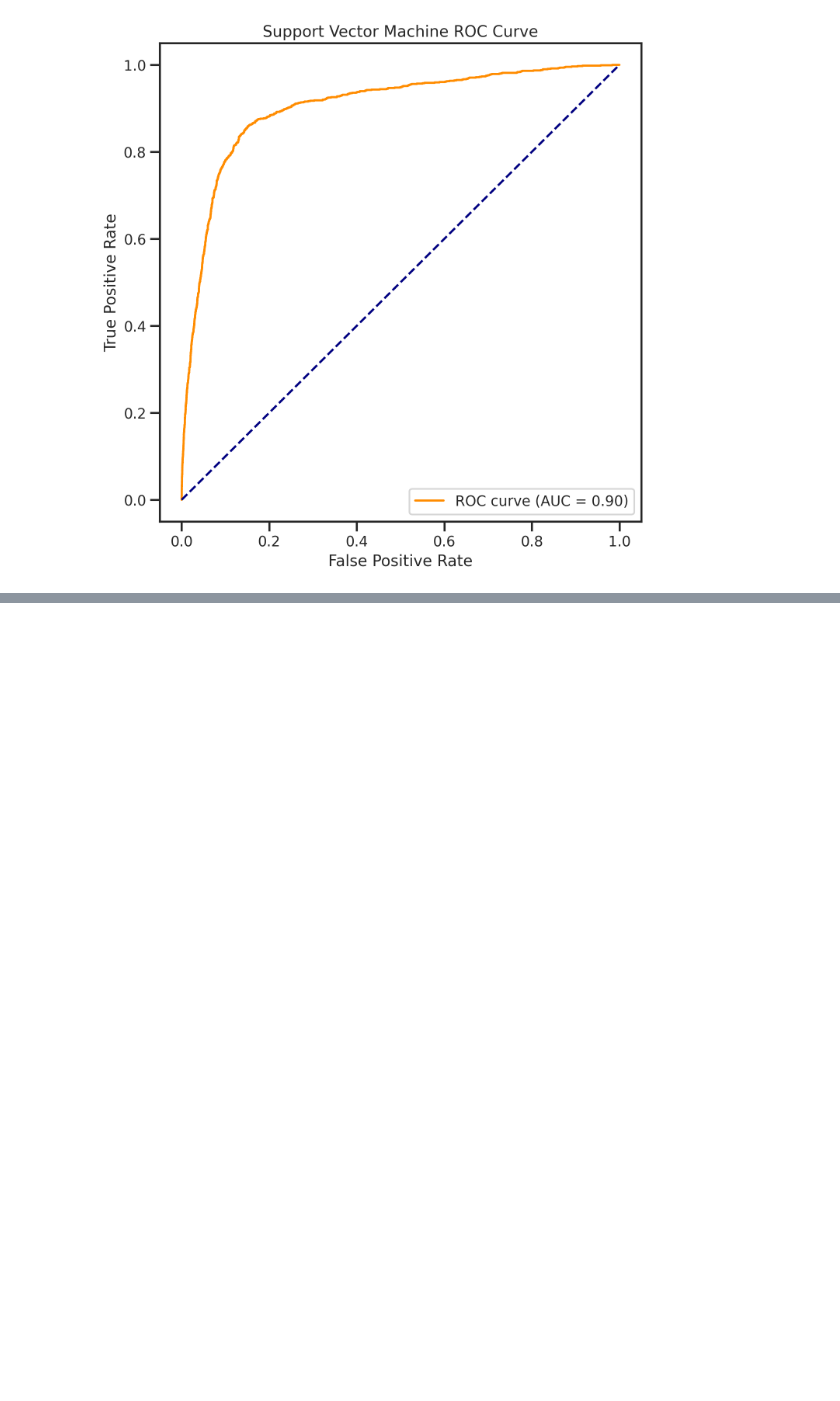
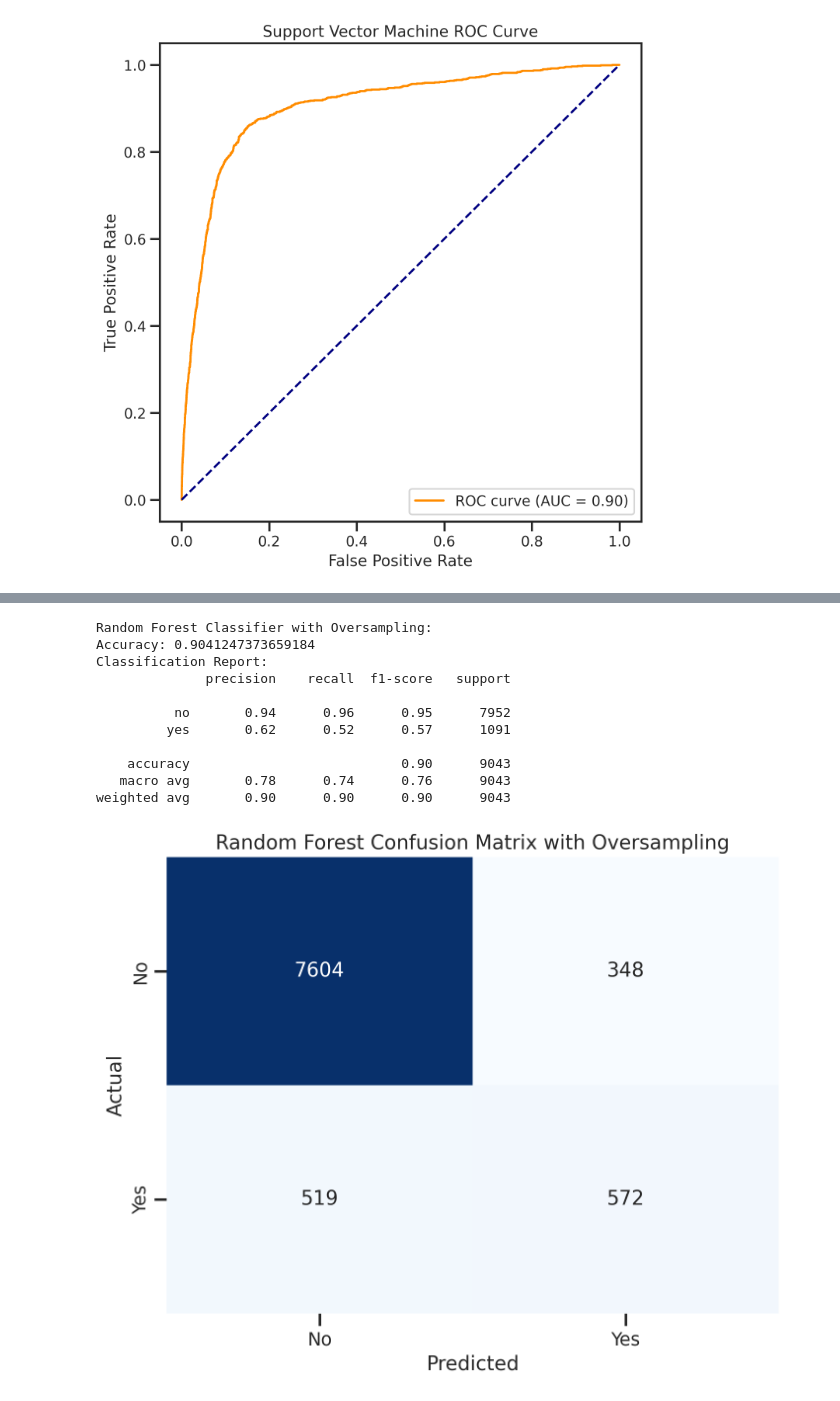
Before and after one commit to Brunchcode/Banking-Marketing-Targets-Prediction, a Jupyter notebook: Banking_Marketing_Targets_Prediction.ipynb, the cells around one changed output, grey strips where cells are left out. Cells and saved outputs as stored; diff of their text form; code cells hidden in the pictures; blank space fills up the shorter version.

```diff
--- a/Banking_Marketing_Targets_Prediction.ipynb
+++ b/Banking_Marketing_Targets_Prediction.ipynb
@@ -304,0 +396,33 @@ weighted avg       0.89      0.90      0.89      9043
+# %%
+from imblearn.over_sampling import RandomOverSampler
+
+# Create the oversampler
+oversampler = RandomOverSampler(random_state=42)
+
+# Apply oversampling to the training data only
+X_train_resampled, y_train_resampled = oversampler.fit_resample(X_train, y_train)
+
+# Train the Random Forest model with oversampled data
+clf_rf_oversampled = clf.fit(X_train_resampled, y_train_resampled)
+y_pred_rf_oversampled = clf_rf_oversampled.predict(X_test)
+
+# Evaluate the model with oversampling
+print("Random Forest Classifier with Oversampling:")
+print("Accuracy:", accuracy_score(y_test, y_pred_rf_oversampled))
+print("Classification Report:")
+print(classification_report(y_test, y_pred_rf_oversampled))
+plot_confusion_matrix(y_test, y_pred_rf_oversampled, title='Random Forest Confusion Matrix with Oversampling')
+plot_roc_curve(y_test_binary, clf_rf_oversampled.predict_proba(X_test)[:, 1], title='Random Forest ROC Curve with Oversampling')
+# %% [output]
+Random Forest Classifier with Oversampling:
+Accuracy: 0.9041247373659184
+Classification Report:
+              precision    recall  f1-score   support
+
+          no       0.94      0.96      0.95      7952
+         yes       0.62      0.52      0.57      1091
+
+    accuracy                           0.90      9043
+   macro avg       0.78      0.74      0.76      9043
+weighted avg       0.90      0.90      0.90      9043
+[figure, added]
```
Also changed, not shown: parts of 6 cells of this notebook.
